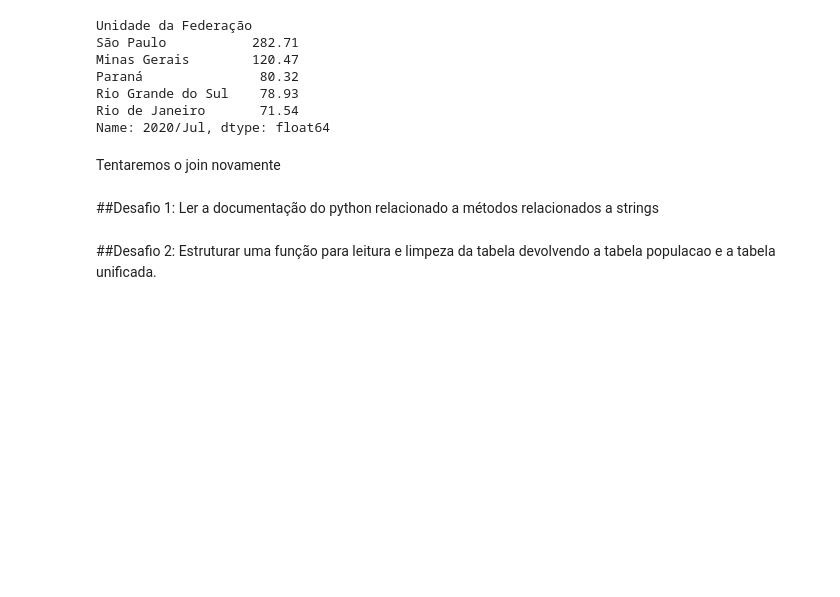
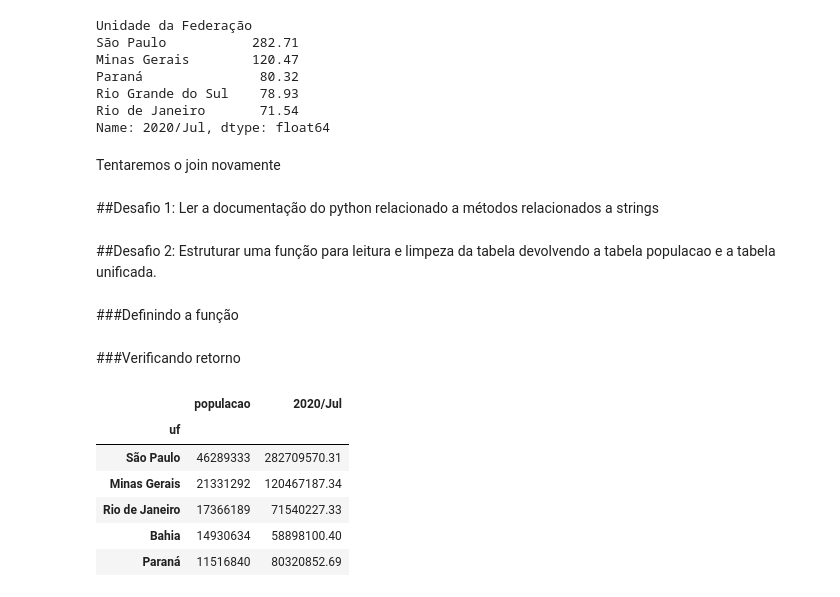
Before and after one commit to AdamStamm/bootcamp_alura, a Jupyter notebook: Notebooks/Bootcamp_Data_Science_Módulo_2.ipynb, the cells around one changed output. Drawn from its saved outputs; the diff is of its cells as text; code cells hidden in the pictures; blank space fills up the shorter version.

```diff
--- a/Notebooks/Bootcamp_Data_Science_Módulo_2.ipynb
+++ b/Notebooks/Bootcamp_Data_Science_Módulo_2.ipynb
@@ -309,3 +312,32 @@ gastos_e_populacao_recente = populacao.join(gastos_do_mais_recente)
 ##Desafio 1: Ler a documentação do python relacionado a métodos relacionados a strings
 # %% [markdown]
 ##Desafio 2: Estruturar uma função para leitura e limpeza da tabela devolvendo a tabela populacao e a tabela unificada.
+# %% [markdown]
+###Definindo a função
+# %%
+#Função que recebe dois data_frames, exclui linhas NaN, exclui espaços em branco (caso existam), trata os espaços entre números
+#transforma a coluna no tipo inteiro.
+def leitura_limpeza_join (dados_desafio, gastos_do_mais_recente):
+    dados_desafio = dados_desafio.dropna()
+    dados_desafio['uf'] = dados_desafio['Unidade federativa'].str.strip()
+    dados_desafio['populacao'] = dados_desafio['População'].str.replace(' ', '').astype(int)
+    dados_desafio = dados_desafio[['populacao', 'uf']].set_index('uf')
+    populacao = dados_desafio
+
+    #tirando a numeração na frente do nome dos estados
+    gastos_do_mais_recente.index = gastos_do_mais_recente.index.str[3:]
+
+    return populacao.join(gastos_do_mais_recente)
+# %% [markdown]
+###Verificando retorno
+# %%
+dados_e_populacao_recente = leitura_limpeza_join(dados_desafio, gastos_do_mais_recente)
+dados_e_populacao_recente.head()
+# %% [output]
+|  | populacao | 2020/Jul |
+| uf |  |  |
+| São Paulo | 46289333 | 282709570.31 |
+| Minas Gerais | 21331292 | 120467187.34 |
+| Rio de Janeiro | 17366189 | 71540227.33 |
+| Bahia | 14930634 | 58898100.40 |
+| Paraná | 11516840 | 80320852.69 |
```
Also changed, not shown: parts of 3 cells of this notebook.
